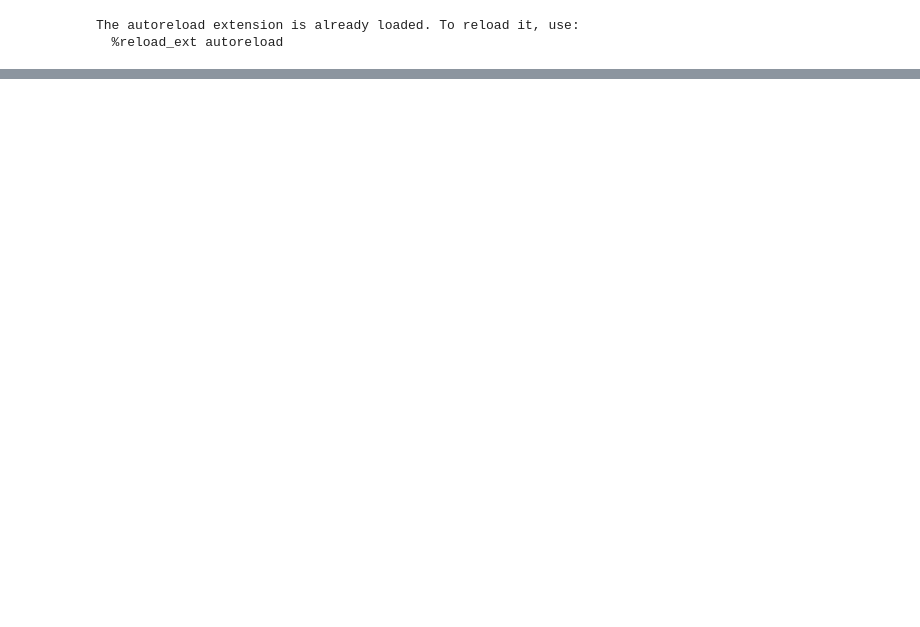
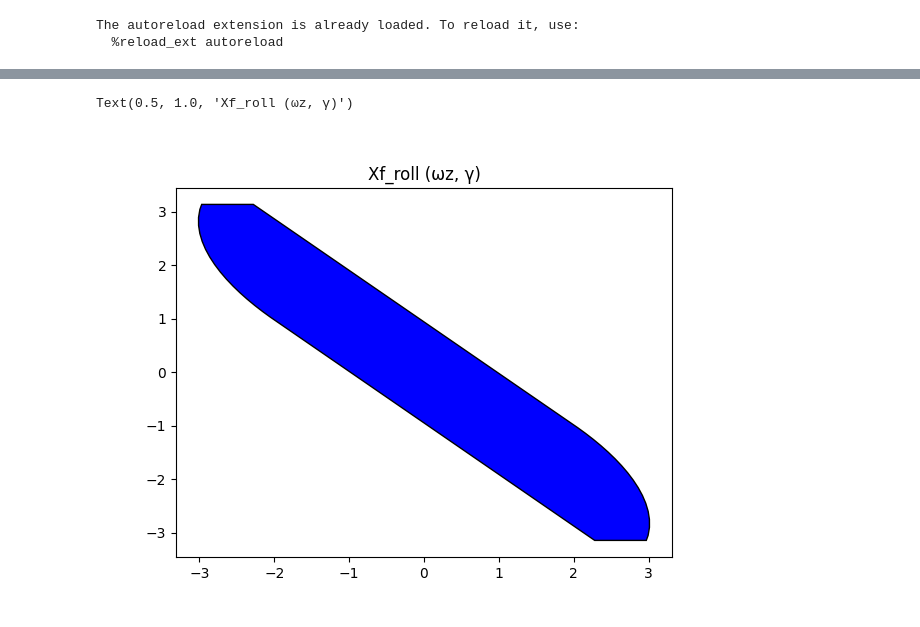
Before and after one commit to luca-favre/MPC, a Jupyter notebook: project/Deliverable_3_1/Deliverable_3_1.ipynb, the cells around one changed output, grey strips where cells are left out. Saved outputs shown, nothing was run; the diff lists cells and outputs as text; code cells hidden in the pictures; blank space fills up the shorter version.

```diff
--- a/project/Deliverable_3_1/Deliverable_3_1.ipynb
+++ b/project/Deliverable_3_1/Deliverable_3_1.ipynb
@@ -100,0 +88,7 @@ ValueError: not enough values to unpack (expected 3, got 2)
+# %%
+fig, ax = plt.subplots()
+mpc.mpc_roll.Xf.plot(ax)
+ax.set_title("Xf_roll (ωz, γ)")
+# %% [output]
+Text(0.5, 1.0, 'Xf_roll (ωz, γ)')
+[figure, added]
```
Also changed, not shown: parts of 2 cells of this notebook, 7 other files.
